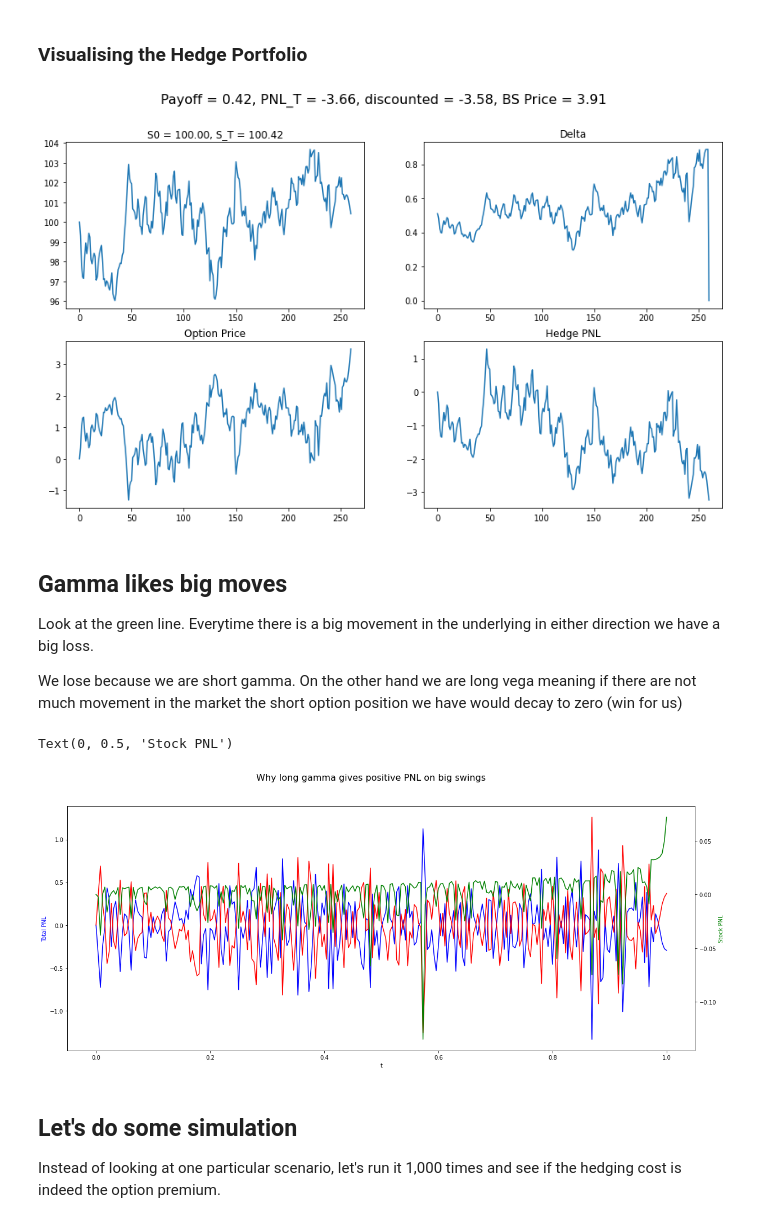
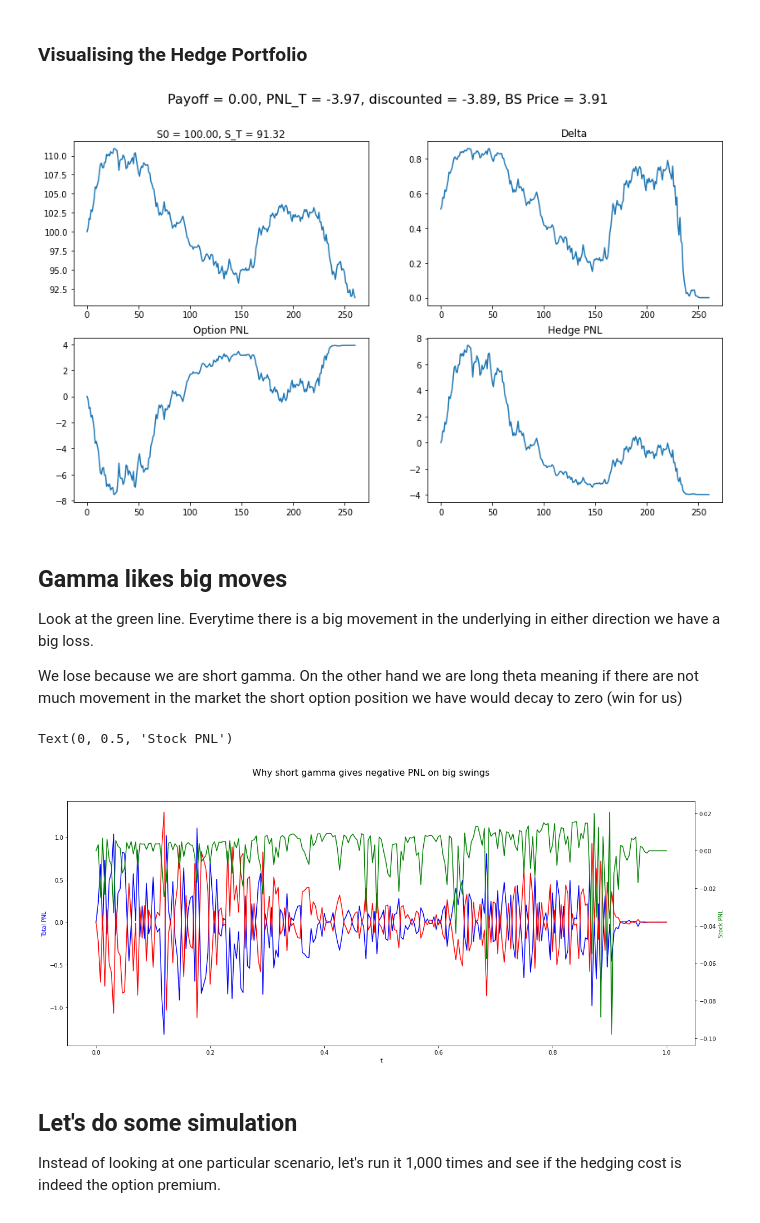
Before and after one commit to tayglobal/kinyu-demo, a Jupyter notebook: notebooks/Sympy_and_Hedging.ipynb, the cells around one changed output. Drawn from its saved outputs; the diff is of its cells as text; code cells hidden in the pictures.

```diff
--- a/notebooks/Sympy_and_Hedging.ipynb
+++ b/notebooks/Sympy_and_Hedging.ipynb
@@ -316,35 +316,35 @@ ax.title.set_text('Delta')
 
 ax = axs[1, 0]
 ax.plot(df.option_pnl.cumsum())
-ax.title.set_text('Option Price')
+ax.title.set_text('Option PNL')
 
 ax = axs[1, 1]
 ax.plot(df.stock_pnl.cumsum())
 ax.title.set_text('Hedge PNL')
 # %% [output]
-[figure, old version]
+[figure, new version]
 # %% [markdown]
 ## Gamma likes big moves
 
 Look at the green line. Everytime there is a big movement in the underlying in either direction we have a big loss.
 
-We lose because we are short gamma. On the other hand we are long vega meaning if there are not much movement in
+We lose because we are short gamma. On the other hand we are long theta meaning if there are not much movement in
 the market the short option position we have would decay to zero (win for us)
 # %%
 fig, ax1 = plt.subplots()
 fig.set_size_inches(20, 8)
-fig.suptitle('Why long gamma gives positive PNL on big swings', fontsize=16)
+fig.suptitle('Why short gamma gives negative PNL on big swings', fontsize=16)
 ax1.plot(df.t, df.stock_pnl, 'b-')
 ax1.plot(df.t, df.option_pnl, 'r-')
 ax1.set_xlabel('t')
 ax2 = ax1.twinx()
 ax2.plot(df.t, df.pnl, 'g-')
 
 ax1.set_ylabel('Total PNL', color='b')
 ax2.set_ylabel('Stock PNL', color='g')
 # %% [output]
 Text(0, 0.5, 'Stock PNL')
-[figure, old version]
+[figure, new version]
 # %% [markdown]
 ## Let's do some simulation
 
```
Also changed, not shown: parts of 12 cells of this notebook, 1 other file.
